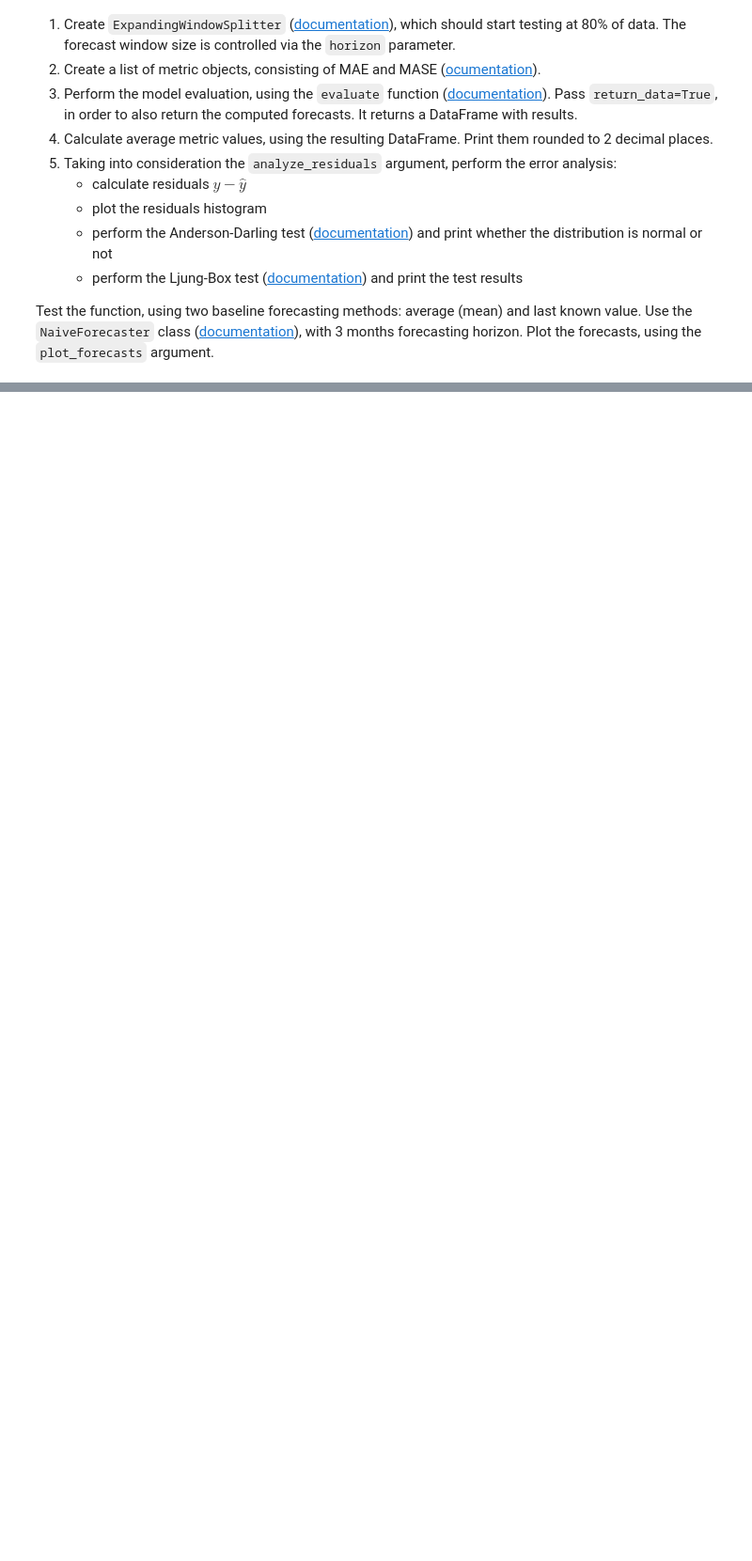
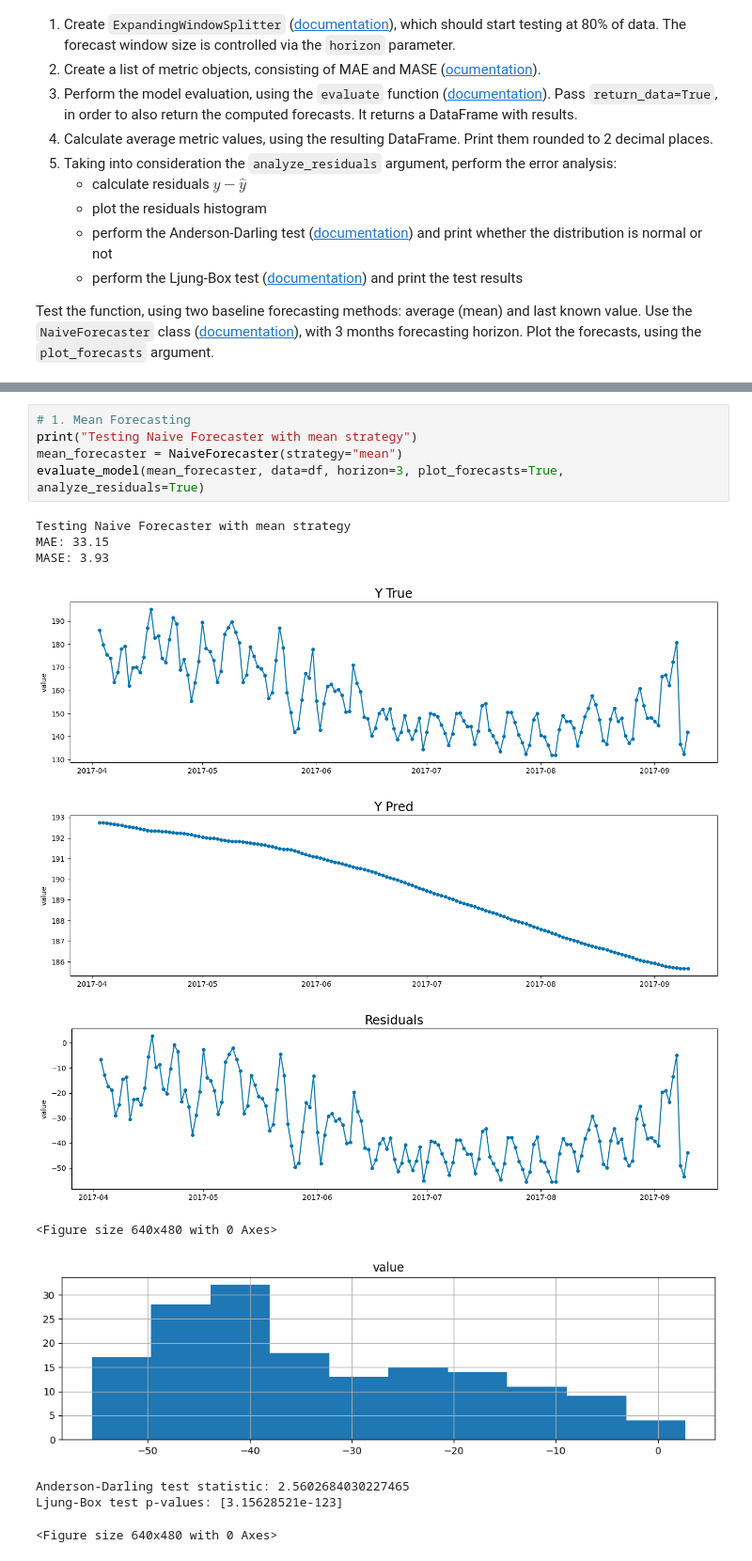
Before and after one commit to xsalonx/ml_time_series_forecasting_course, a Jupyter notebook: lab1_statistical_models/notebook_empty.ipynb, the cells around one changed output, grey strips where cells are left out. Shown at 94% size. Drawn from its saved outputs; the diff is of its cells as text; blank space fills up the shorter version.

```diff
--- a/lab1_statistical_models/notebook_empty.ipynb
+++ b/lab1_statistical_models/notebook_empty.ipynb
@@ -239,0 +289,17 @@ def evaluate_model(
+# %%
+# 1. Mean Forecasting
+print("Testing Naive Forecaster with mean strategy")
+mean_forecaster = NaiveForecaster(strategy="mean")
+evaluate_model(mean_forecaster, data=df, horizon=3, plot_forecasts=True, analyze_residuals=True)
+# %% [output]
+Testing Naive Forecaster with mean strategy
+MAE: 33.15
+MASE: 3.93
+[figure, added]
+[figure, added]
+[figure, added]
+<Figure size 640x480 with 0 Axes>
+[figure, added]
+Anderson-Darling test statistic: 2.5602684030227465
+Ljung-Box test p-values: [3.15628521e-123]
+<Figure size 640x480 with 0 Axes>
```
Also changed, not shown: parts of 20 cells of this notebook, 1 other file.
